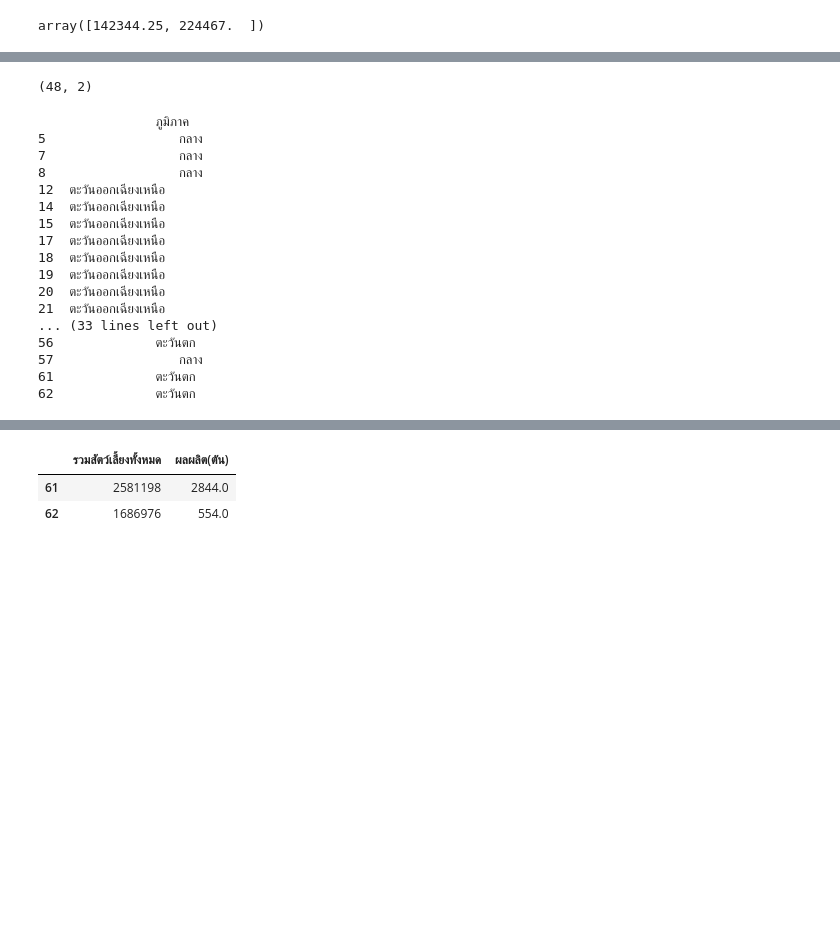
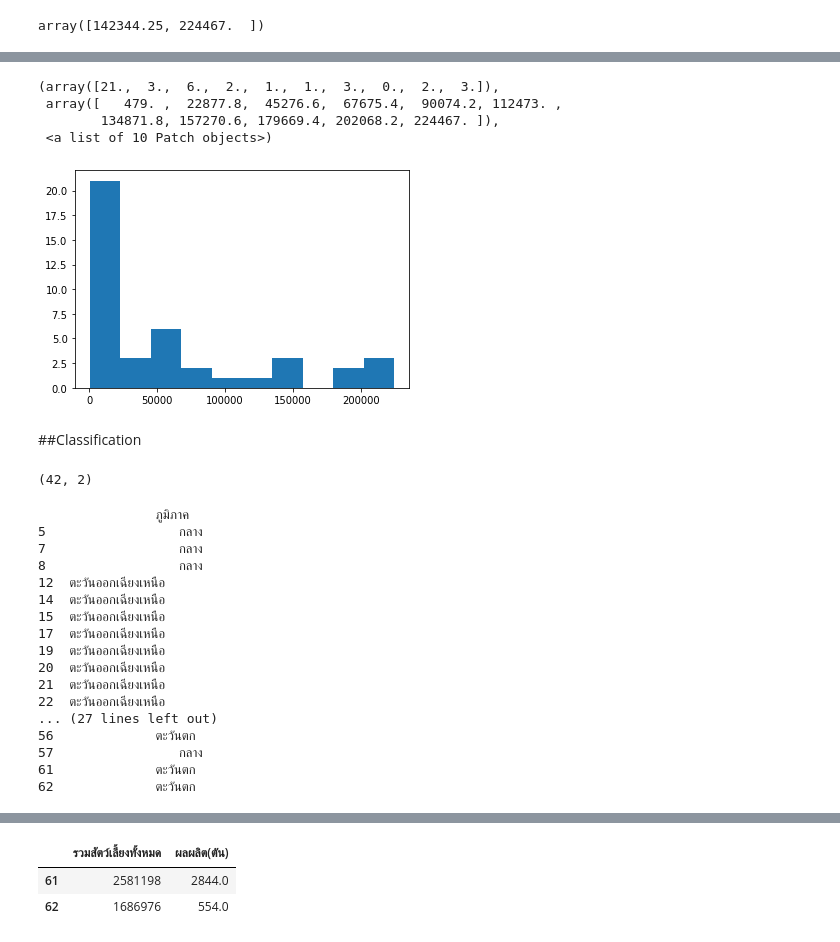
Before and after one commit to tthawatch/DPDM, a Jupyter notebook: Untitled2.ipynb, the cells around one changed output, grey strips where cells are left out. Drawn from its saved outputs; the diff is of its cells as text; code cells hidden in the pictures; blank space fills up the shorter version.

```diff
--- a/Untitled2.ipynb
+++ b/Untitled2.ipynb
@@ -479,10 +495,22 @@ plt.scatter(new_table['รหัสจังหวัด'],merged_table_nm['ผ
+# %%
+x = [no_outlier_no_missing['ผลผลิต(ตัน)']]
+# %%
+plt.hist(x)
+# %% [output]
+(array([21.,  3.,  6.,  2.,  1.,  1.,  3.,  0.,  2.,  3.]),
+ array([   479. ,  22877.8,  45276.6,  67675.4,  90074.2, 112473. ,
+        134871.8, 157270.6, 179669.4, 202068.2, 224467. ]),
+ <a list of 10 Patch objects>)
+[figure, added]
+# %% [markdown]
+##Classification
 # %%
-X = new_table[['รวมสัตว์เลี้ยงทั้งหมด','ผลผลิต(ตัน)']]
+X = no_outlier_no_missing[['รวมสัตว์เลี้ยงทั้งหมด','ผลผลิต(ตัน)']]
 X.shape
 # %% [output]
-(48, 2)
+(42, 2)
 # %%
-Y= new_table[['ภูมิภาค']]
+Y= no_outlier_no_missing[['ภูมิภาค']]
 print(Y)
 # %% [output]
                ภูมิภาค
@@ -493,11 +521,11 @@ print(Y)
 14  ตะวันออกเฉียงเหนือ
 15  ตะวันออกเฉียงเหนือ
 17  ตะวันออกเฉียงเหนือ
-18  ตะวันออกเฉียงเหนือ
 19  ตะวันออกเฉียงเหนือ
 20  ตะวันออกเฉียงเหนือ
 21  ตะวันออกเฉียงเหนือ
-... (33 lines left out)
+22  ตะวันออกเฉียงเหนือ
+... (27 lines left out)
 56             ตะวันตก
 57                กลาง
 61             ตะวันตก
```
Also changed, not shown: parts of 35 cells of this notebook.
